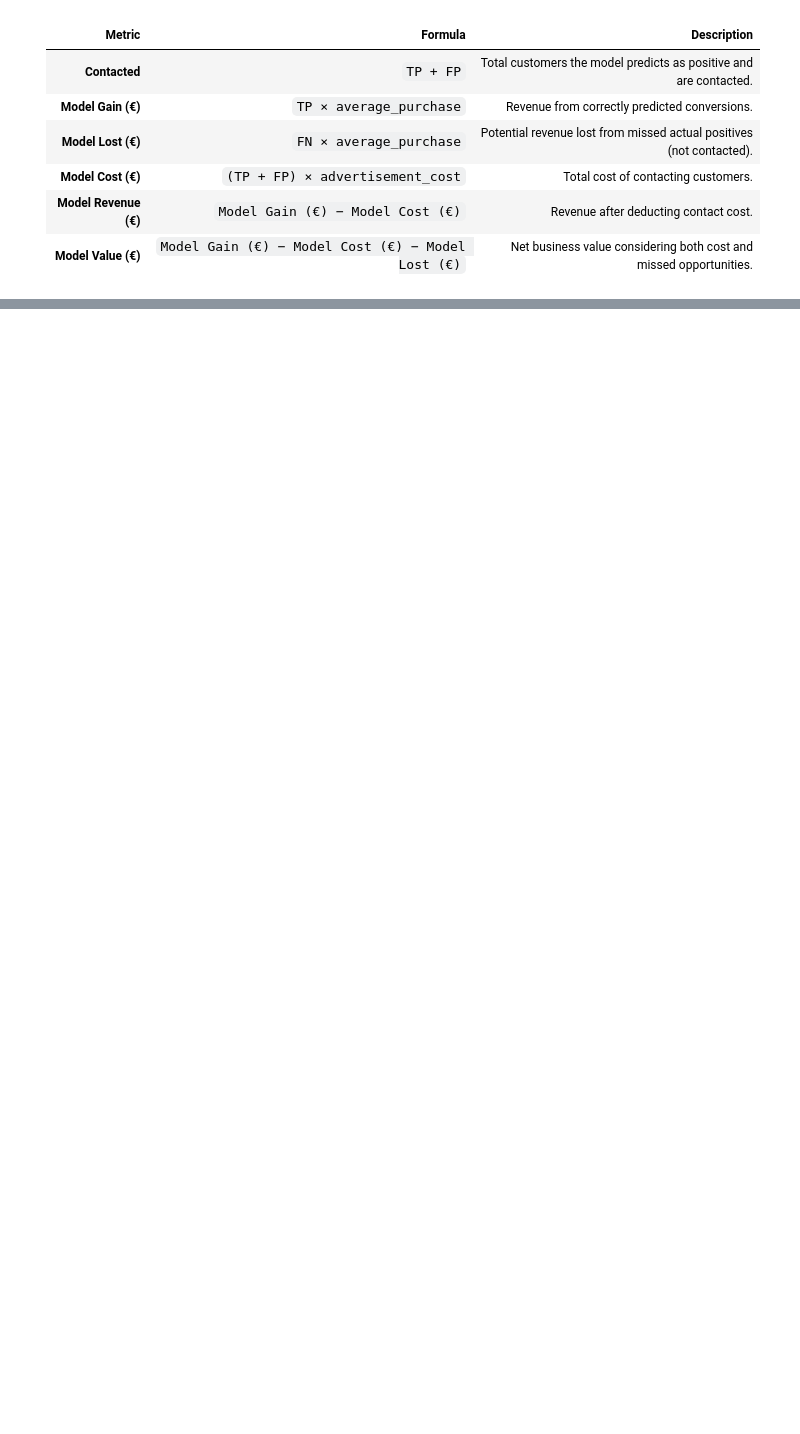
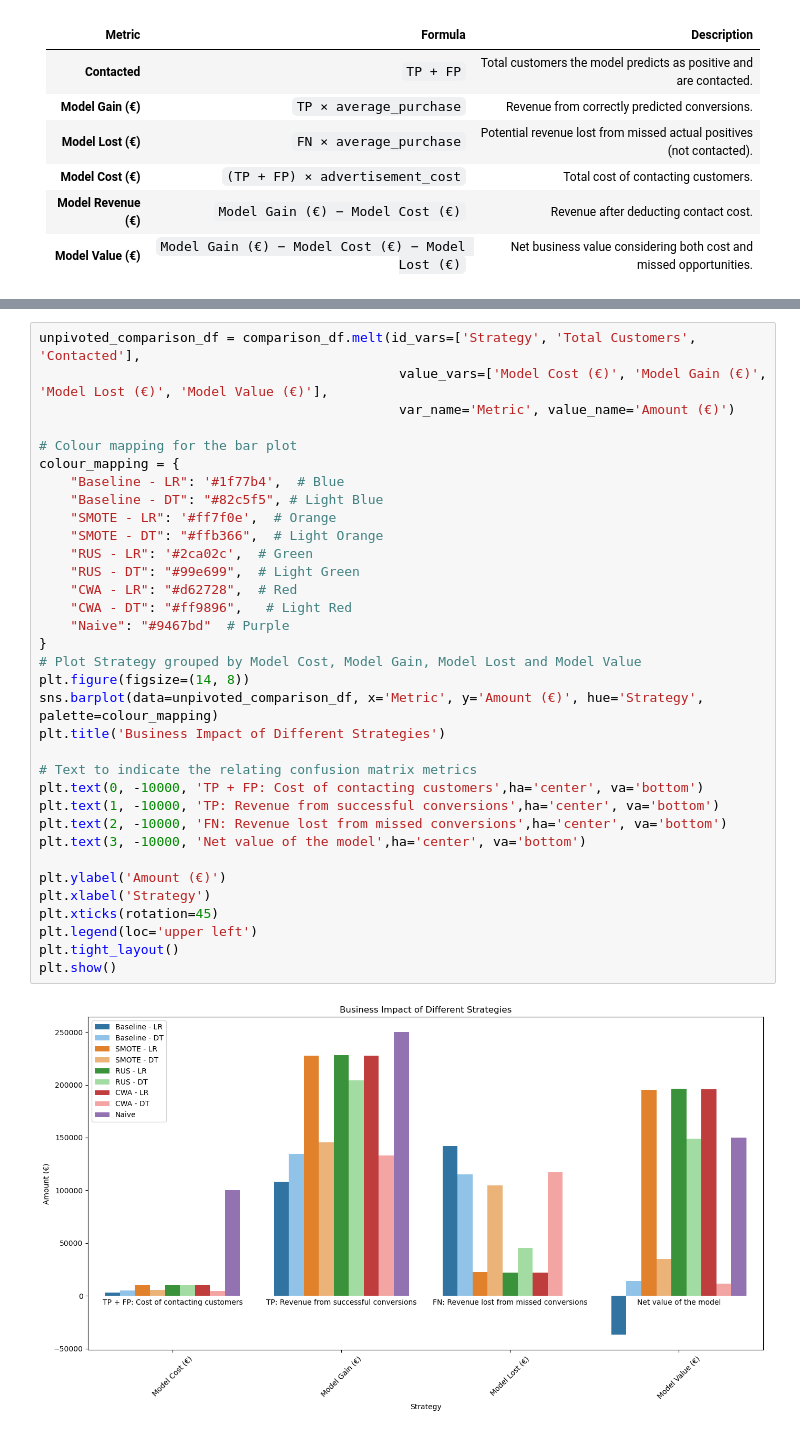
Before and after one commit to hathimazman/MachineLearning_Project2, a Jupyter notebook: Project.ipynb, the cells around one changed output, grey strips where cells are left out. Cells and saved outputs as stored; diff of their text form; blank space fills up the shorter version.

```diff
--- a/Project.ipynb
+++ b/Project.ipynb
@@ -777,0 +844,36 @@ display(comparison_df)
+# %%
+unpivoted_comparison_df = comparison_df.melt(id_vars=['Strategy', 'Total Customers', 'Contacted'],
+                                              value_vars=['Model Cost (€)', 'Model Gain (€)', 'Model Lost (€)', 'Model Value (€)'],
+                                              var_name='Metric', value_name='Amount (€)')
+
+# Colour mapping for the bar plot
+colour_mapping = {
+    "Baseline - LR": '#1f77b4',  # Blue
+    "Baseline - DT": "#82c5f5", # Light Blue
+    "SMOTE - LR": '#ff7f0e',  # Orange
+    "SMOTE - DT": "#ffb366",  # Light Orange
+    "RUS - LR": '#2ca02c',  # Green
+    "RUS - DT": "#99e699",  # Light Green
+    "CWA - LR": "#d62728",  # Red
+    "CWA - DT": "#ff9896",   # Light Red
+    "Naive": "#9467bd"  # Purple
+}
+# Plot Strategy grouped by Model Cost, Model Gain, Model Lost and Model Value
+plt.figure(figsize=(14, 8))
+sns.barplot(data=unpivoted_comparison_df, x='Metric', y='Amount (€)', hue='Strategy', palette=colour_mapping)
+plt.title('Business Impact of Different Strategies')
+
+# Text to indicate the relating confusion matrix metrics
+plt.text(0, -10000, 'TP + FP: Cost of contacting customers',ha='center', va='bottom')
+plt.text(1, -10000, 'TP: Revenue from successful conversions',ha='center', va='bottom')
+plt.text(2, -10000, 'FN: Revenue lost from missed conversions',ha='center', va='bottom')
+plt.text(3, -10000, 'Net value of the model',ha='center', va='bottom')
+
+plt.ylabel('Amount (€)')
+plt.xlabel('Strategy')
+plt.xticks(rotation=45)
+plt.legend(loc='upper left')
+plt.tight_layout()
+plt.show()
+# %% [output]
+[figure, added]
```
Also changed, not shown: parts of 17 cells of this notebook, 1 other file.
